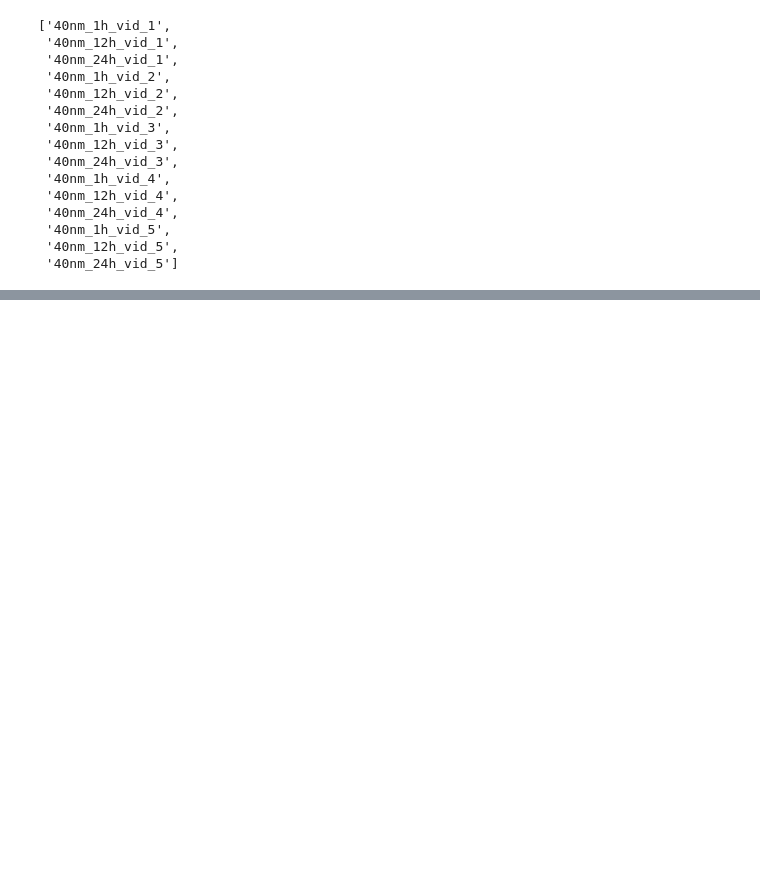
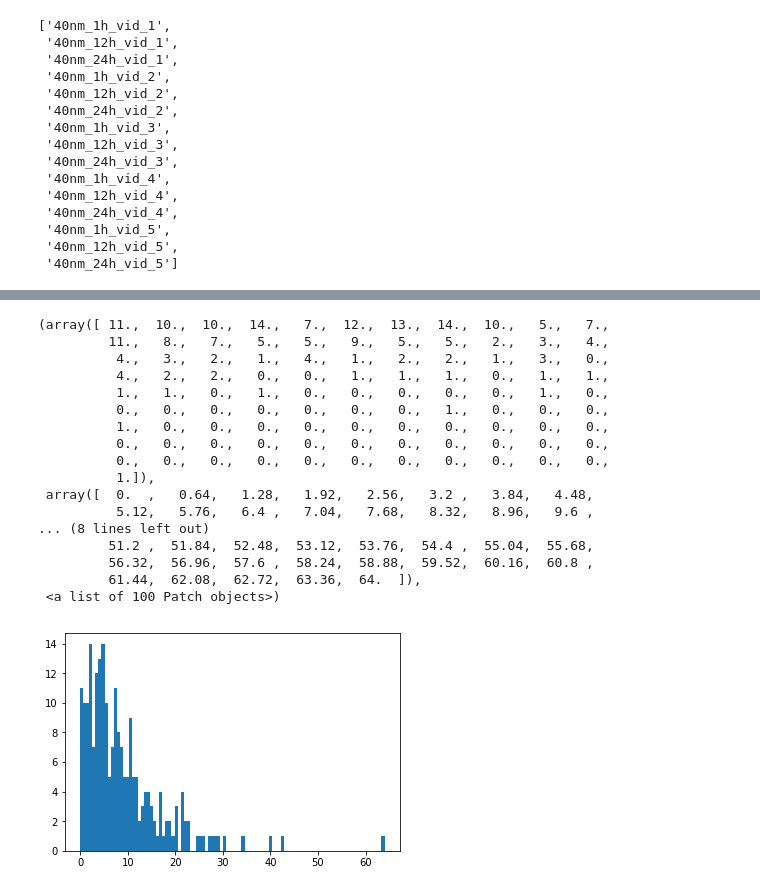
Before and after one commit to mimc7580/diff_classifier, a Jupyter notebook: notebooks/development/06_11_19_MPT_particle_size_incubation_time_40nm.ipynb, the cells around one changed output, grey strips where cells are left out. Saved outputs shown, nothing was run; the diff lists cells and outputs as text; code cells hidden in the pictures; blank space fills up the shorter version.

```diff
--- a/notebooks/development/06_11_19_MPT_particle_size_incubation_time_40nm.ipynb
+++ b/notebooks/development/06_11_19_MPT_particle_size_incubation_time_40nm.ipynb
@@ -415,0 +358,8 @@ for time in time_points:
+# %%
+combo = pd.DataFrame()
+
+for prefix in to_track:
+    feat = 'features_{}.csv'.format(prefix)
+    aws.download_s3(remote_folder+'/'+feat, feat, bucket_name=bucket)
+    merged = pd.read_csv(feat)
+    combo = pd.concat([combo, merged['Deff1']], axis=1)
@@ -415,0 +387,3 @@ for time in time_points:
+# %%
+merged = pd.read_csv(feat)
+merged
@@ -415,0 +409,27 @@ for time in time_points:
+# %%
+import matplotlib.pyplot as plt
+import numpy as np
+import numpy.ma as ma
+
+masked_Deff = ma.masked_equal(merged['Deff1'], np.nan)
+
+plt.hist(masked_Deff, bins=100, range=(np.floor(min(masked_Deff)), np.ceil(max(masked_Deff))))
+# %% [output]
+(array([ 11.,  10.,  10.,  14.,   7.,  12.,  13.,  14.,  10.,   5.,   7.,
+         11.,   8.,   7.,   5.,   5.,   9.,   5.,   5.,   2.,   3.,   4.,
+          4.,   3.,   2.,   1.,   4.,   1.,   2.,   2.,   1.,   3.,   0.,
+          4.,   2.,   2.,   0.,   0.,   1.,   1.,   1.,   0.,   1.,   1.,
+          1.,   1.,   0.,   1.,   0.,   0.,   0.,   0.,   0.,   1.,   0.,
+          0.,   0.,   0.,   0.,   0.,   0.,   0.,   1.,   0.,   0.,   0.,
+          1.,   0.,   0.,   0.,   0.,   0.,   0.,   0.,   0.,   0.,   0.,
+          0.,   0.,   0.,   0.,   0.,   0.,   0.,   0.,   0.,   0.,   0.,
+          0.,   0.,   0.,   0.,   0.,   0.,   0.,   0.,   0.,   0.,   0.,
+          1.]),
+ array([  0.  ,   0.64,   1.28,   1.92,   2.56,   3.2 ,   3.84,   4.48,
+          5.12,   5.76,   6.4 ,   7.04,   7.68,   8.32,   8.96,   9.6 ,
+... (8 lines left out)
+         51.2 ,  51.84,  52.48,  53.12,  53.76,  54.4 ,  55.04,  55.68,
+         56.32,  56.96,  57.6 ,  58.24,  58.88,  59.52,  60.16,  60.8 ,
+         61.44,  62.08,  62.72,  63.36,  64.  ]),
+ <a list of 100 Patch objects>)
+[figure, added]
```
Also changed, not shown: parts of 6 cells of this notebook, 5 other files.
